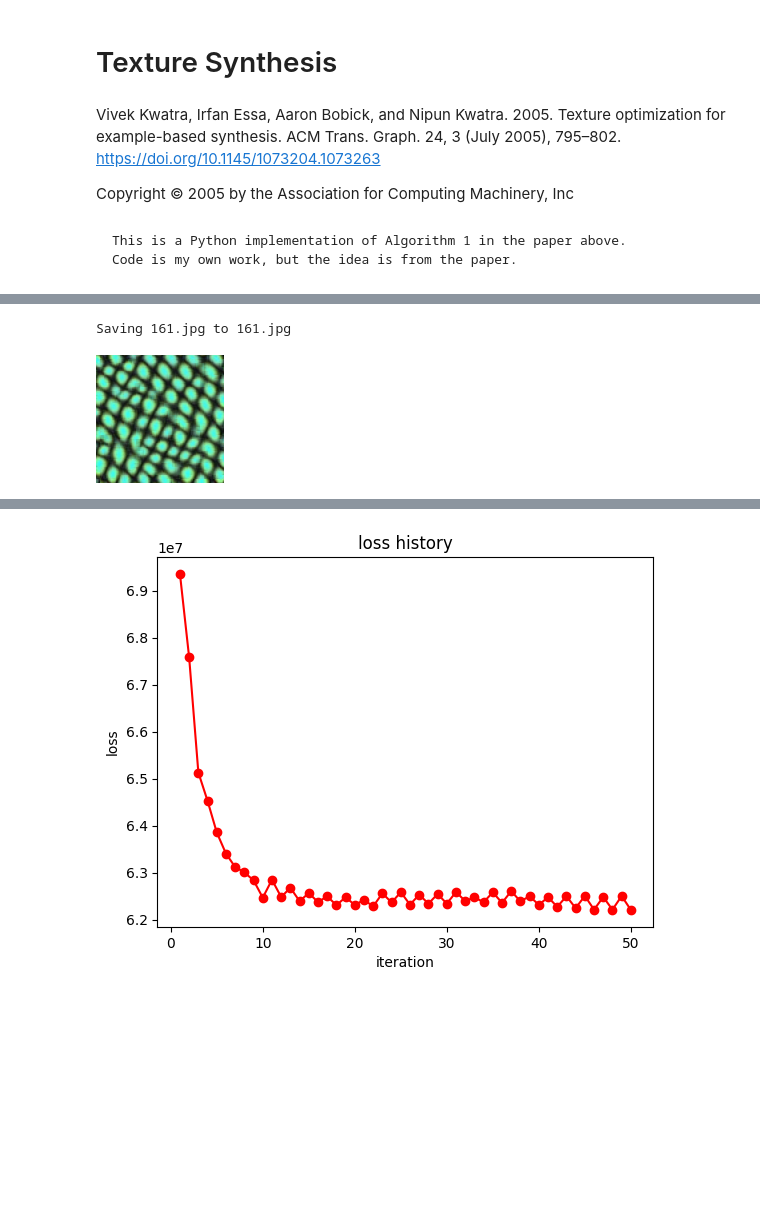
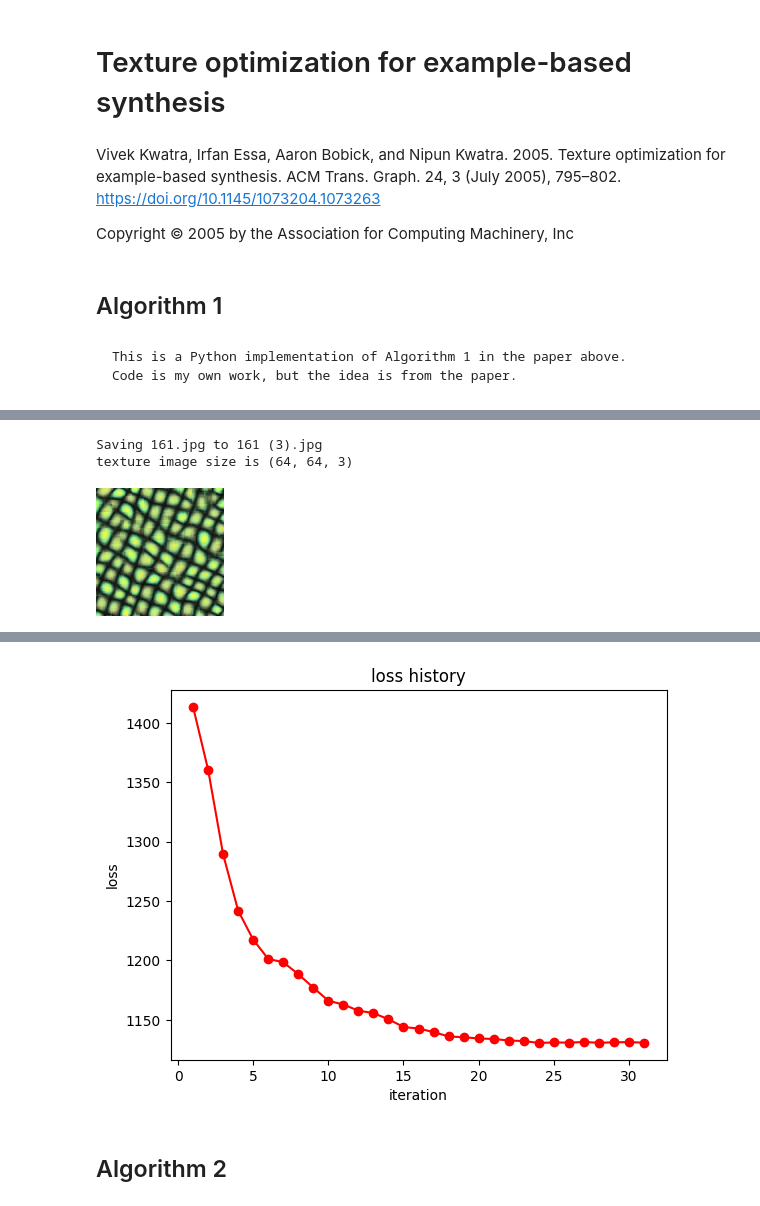
Before and after one commit to hotekagi/gc_assignment, a Jupyter notebook: I3_TextureSynthesis/I3_TextureSynthesis.ipynb, the cells around one changed output, grey strips where cells are left out. Drawn from its saved outputs; the diff is of its cells as text; code cells hidden in the pictures; blank space fills up the shorter version.

Commit message:
fix algorithm 1

````diff
--- a/I3_TextureSynthesis/I3_TextureSynthesis.ipynb
+++ b/I3_TextureSynthesis/I3_TextureSynthesis.ipynb
@@ -1,13 +1,15 @@
 # %% [markdown]
 <a href="https://colab.research.google.com/github/hotekagi/gc_assignment/blob/main/I3_TextureSynthesis/I3_TextureSynthesis.ipynb" target="_parent"><img src="https://colab.research.google.com/assets/colab-badge.svg" alt="Open In Colab"/></a>
-# %% [markdown]
-# Texture Synthesis
+# %% [markdown]
+# Texture optimization for example-based synthesis
 # %% [markdown]
 Vivek Kwatra, Irfan Essa, Aaron Bobick, and Nipun Kwatra. 2005.
 Texture optimization for example-based synthesis. ACM Trans. Graph. 24, 3 (July 2005), 795–802.
 https://doi.org/10.1145/1073204.1073263
 
 Copyright © 2005 by the Association for Computing Machinery, Inc
+# %% [markdown]
+## Algorithm 1
 # %% [markdown]
 ```
 This is a Python implementation of Algorithm 1 in the paper above.
@@ -43,12 +45,13 @@ neighbor_width = 16 #@param {type: "integer"}
 #@markdown 最大反復回数
 max_iter = 50 #@param {type: "integer"}
 #@markdown　ログの詳細表示
-debug = False #@param {type: "boolean"}
+debug = True #@param {type: "boolean"}
 
 if len(list(uploaded.keys())) == 0:
     raise Exception("キャンセルしました")
 
 texture = cv2.imread(list(uploaded.keys())[0])
+texture = cv2.cvtColor(texture, cv2.COLOR_BGR2RGB)
 if debug:
     print("texture image size is", texture.shape)
 
@@ -89,38 +92,40 @@ for iter in tqdm(range(max_iter)):
             target[y, x] = np.mean(ref_for_pixel[y * target_width + x], axis=0)
             loss += np.sum((ref_for_pixel[y * target_width + x] - target[y, x]) ** 2)
 
+    mse = loss / (target.shape[0] * target.shape[1]) / 3
     if debug:
-        print(f"iter {iter+1}: loss:{loss}")
-    loss_history.append(loss)
+        print(f"iter {iter+1}: loss:{mse}")
+    loss_history.append(mse)
     img_display.update(Image.fromarray(target))
 
     # update texture reference points
     texture_anchors_prev = texture_anchors.copy()
 
     for i, target_anchor in enumerate(target_anchors):
         y, x = target_anchor
         result = cv2.matchTemplate(
             texture,
             target[y : y + neighbor_width, x : x + neighbor_width, :],
             method=cv2.TM_SQDIFF,
         )
-        _, _, _, max_loc = cv2.minMaxLoc(result)
-        texture_anchors[i] = np.array([max_loc[1], max_loc[0]])
+        _, _, min_loc, _ = cv2.minMaxLoc(result)
+        texture_anchors[i] = np.array([min_loc[1], min_loc[0]])
 
     if np.all(texture_anchors == texture_anchors_prev):
         break
 
 
 now = datetime.now()
 now = now.strftime("%Y%m%d%H%M%S")
 Image.fromarray(target).save(f"synthesized_texture{now}.png")
 
 plt.plot(range(1, len(loss_history) + 1), loss_history, "ro-")
 plt.xlabel("iteration")
 plt.ylabel("loss")
 plt.title("loss history")
 plt.show()
 # %% [output]
 [interactive output not drawn]
-Saving 161.jpg to 161.jpg
+Saving 161.jpg to 161 (3).jpg
+texture image size is (64, 64, 3)
-[figure, old version]
+[figure, new version]
@@ -127 +149,3 @@ Saving 161.jpg to 161.jpg
-[figure, old version]
+[figure, new version]
+# %% [markdown]
+## Algorithm 2
````
Also changed, not shown: parts of 1 cell of this notebook.
